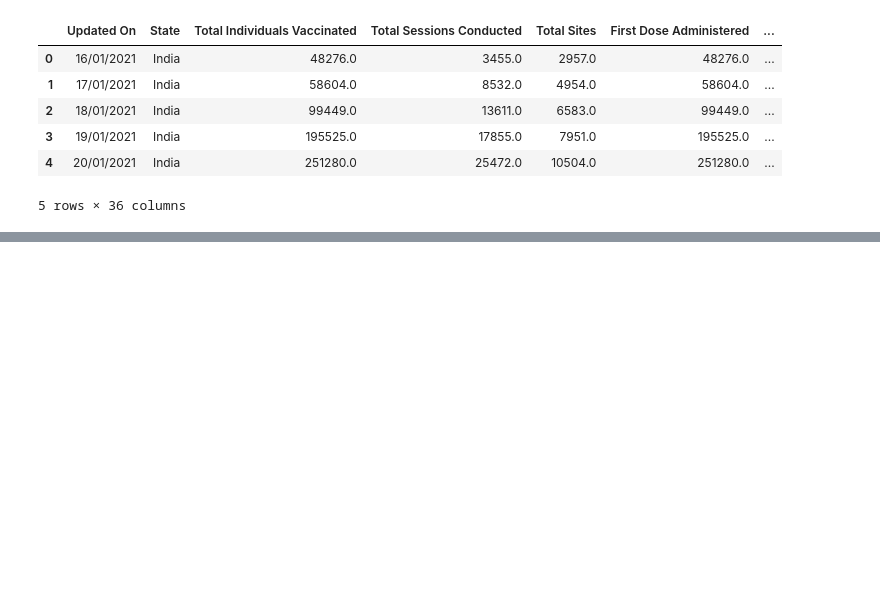
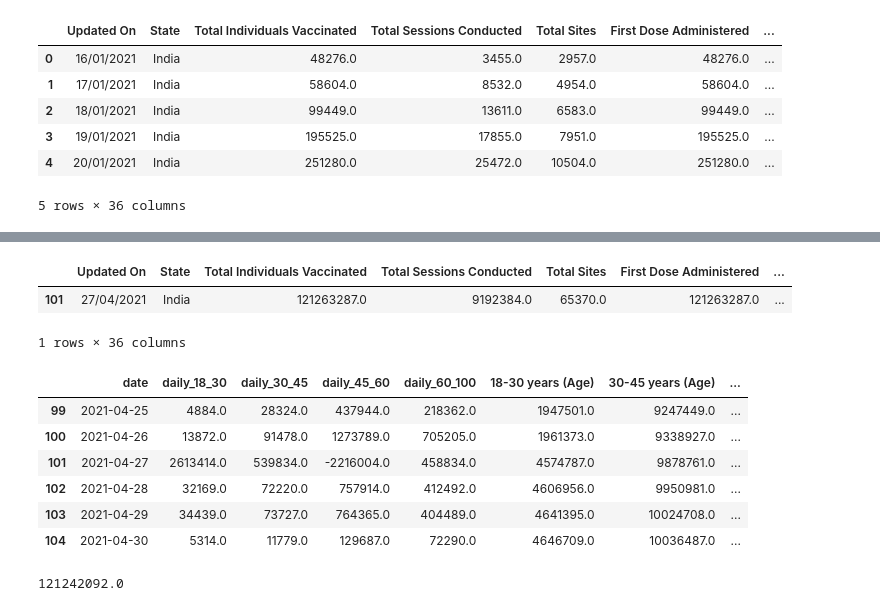
Before and after one commit to ManishSahu53/streamlit-covid-dashboard, a Jupyter notebook: notebook/testing.ipynb, the cells around one changed output, grey strips where cells are left out. Saved outputs shown, nothing was run; the diff lists cells and outputs as text; code cells hidden in the pictures; blank space fills up the shorter version.

```diff
--- a/notebook/testing.ipynb
+++ b/notebook/testing.ipynb
@@ -325,0 +284,22 @@ px.bar(x=sample['date'].values,
+# %%
+sample[sample['daily_45_60'] < 0]
+# %% [output]
+|  | Updated On | State | Total Individuals Vaccinated | Total Sessions Conducted | Total Sites | First Dose Administered | ... |
+| 101 | 27/04/2021 | India | 121263287.0 | 9192384.0 | 65370.0 | 121263287.0 | ... |
+1 rows × 36 columns
+# %%
+sample[99: 105][['date','daily_18_30', 'daily_30_45', 'daily_45_60', 'daily_60_100',
+                '18-30 years (Age)', '30-45 years (Age)', '45-60 years (Age)', '60+ years (Age)',
+                'Total Doses Administered']]
+# %% [output]
+|  | date | daily_18_30 | daily_30_45 | daily_45_60 | daily_60_100 | 18-30 years (Age) | 30-45 years (Age) | ... |
+| 99 | 2021-04-25 | 4884.0 | 28324.0 | 437944.0 | 218362.0 | 1947501.0 | 9247449.0 | ... |
+| 100 | 2021-04-26 | 13872.0 | 91478.0 | 1273789.0 | 705205.0 | 1961373.0 | 9338927.0 | ... |
+| 101 | 2021-04-27 | 2613414.0 | 539834.0 | -2216004.0 | 458834.0 | 4574787.0 | 9878761.0 | ... |
+| 102 | 2021-04-28 | 32169.0 | 72220.0 | 757914.0 | 412492.0 | 4606956.0 | 9950981.0 | ... |
+| 103 | 2021-04-29 | 34439.0 | 73727.0 | 764365.0 | 404489.0 | 4641395.0 | 10024708.0 | ... |
+| 104 | 2021-04-30 | 5314.0 | 11779.0 | 129687.0 | 72290.0 | 4646709.0 | 10036487.0 | ... |
+# %%
+4574787.0 + 9878761.0 + 55220908.0  +51567636.0
+# %% [output]
+121242092.0
```
Also changed, not shown: parts of 3 cells of this notebook, 4 other files.
